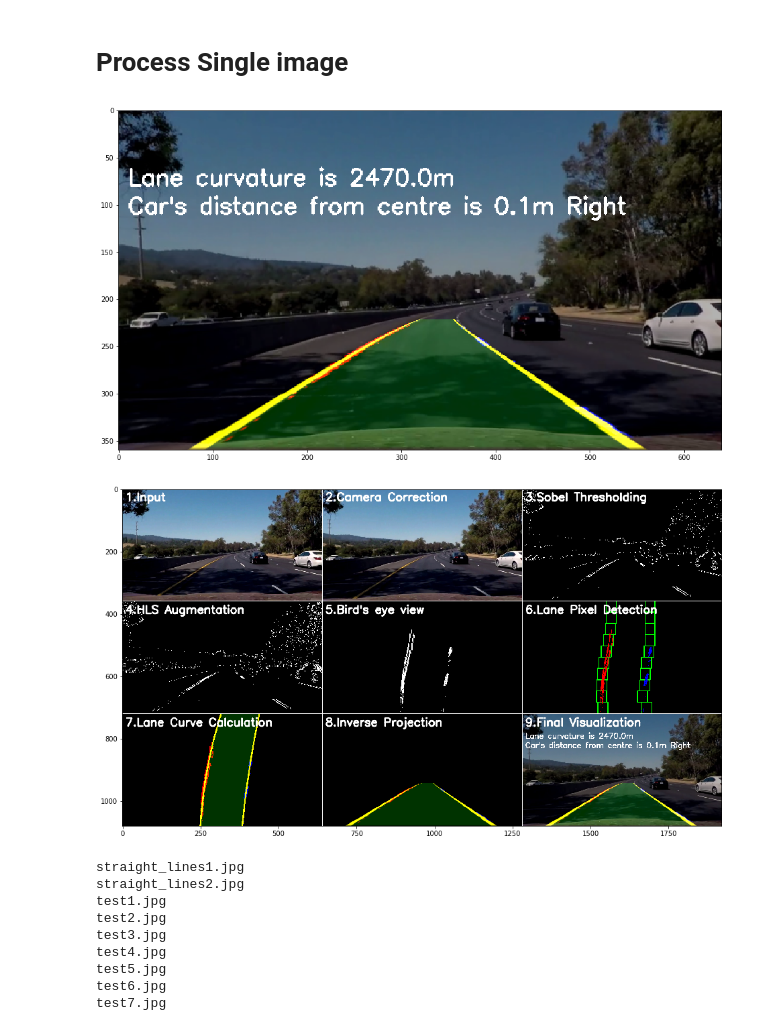
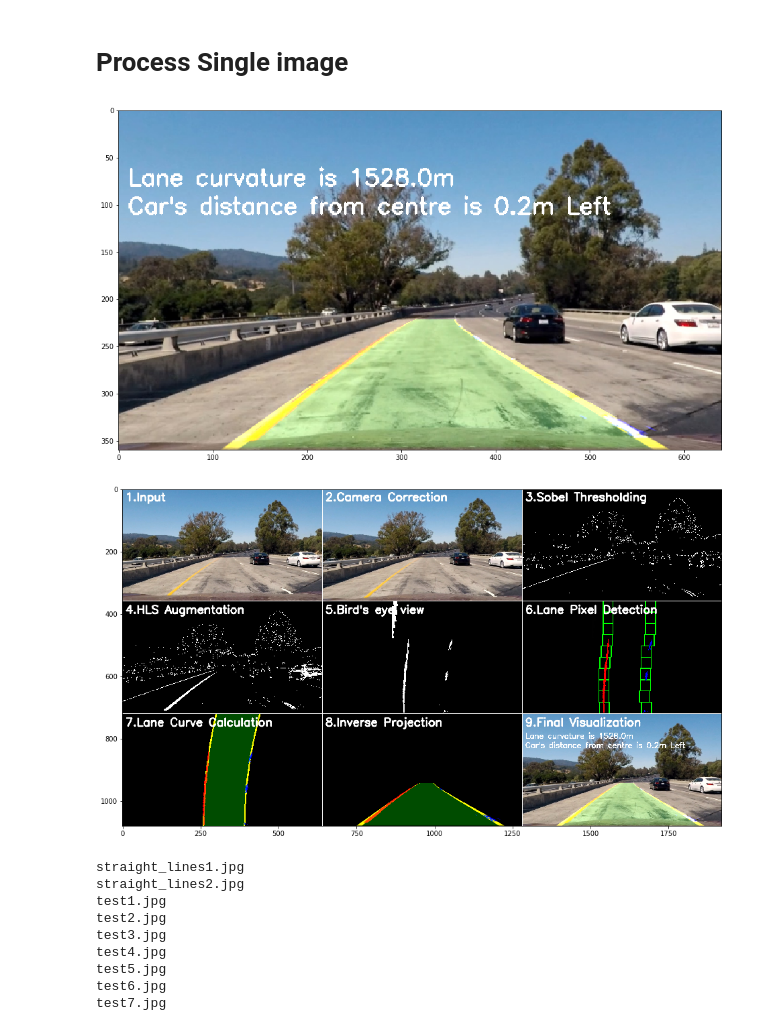
Before and after one commit to ssharma1991/autonomous-car-advanced-lane-detection, a Jupyter notebook: ImagePipeline.ipynb, the cells around one changed output. Saved outputs shown, nothing was run; the diff lists cells and outputs as text; code cells hidden in the pictures.

Commit message:
fix: updated image pipeline
Tweaks to final visualization

```diff
--- a/ImagePipeline.ipynb
+++ b/ImagePipeline.ipynb
@@ -447,7 +447,7 @@ def fit_polynomial_new(out_img, Left_lane, Right_lane):
     cv2.fillPoly(laneLayer,np.int_([lane_pts]),[0,255,0])
 
     #Combine both images
-    out_img_lanepx=cv2.addWeighted(out_img_lanepx, 1, laneLayer, .2, 0)
+    out_img_lanepx=cv2.addWeighted(out_img_lanepx, 1, laneLayer, .3, 0)
 
     return out_img_lanepx
 # %%
@@ -528,7 +528,7 @@ def measure_location_in_lane(img, ploty, left_fit, right_fit):
 
 def visualize(undistorted,invPresImg,y,lx,rx):
     #Create lane lines over original image
-    FinalImg=cv2.addWeighted(undistorted, .7, invPresImg, 1, 0)
+    FinalImg=cv2.addWeighted(undistorted, 1, invPresImg, .7, 0)
 
     curv_msg= measure_curvature_pixels(FinalImg, y, lx, rx)
     loc_msg= measure_location_in_lane(FinalImg, y, lx, rx)
@@ -634,20 +634,20 @@ def pipeline(img, mtx, dist, Left_lane, Right_lane):
 # %%
 mtx, dist=CalibrateCamera()
 #img=mpimg.imread('test_images/straight_lines1.jpg')
 img=mpimg.imread('test_images/test1.jpg')
 Left_lane=Line()
 Right_lane=Line()
 Final, Detail=pipeline(img, mtx, dist, Left_lane, Right_lane)
 
 plt.figure(figsize = (16,16))
-plt.imshow(FinalImg)
+plt.imshow(Final)
 plt.show()
 plt.figure(figsize = (16,16))
-plt.imshow(DetailImg)
+plt.imshow(Detail)
 plt.show()
 # %% [output]
-[figure, old version]
+[figure, new version]
-[figure, old version]
+[figure, new version]
 # %%
 # Process multiple images
 # %%
```
Also changed, not shown: parts of 1 cell of this notebook, 18 other files.
